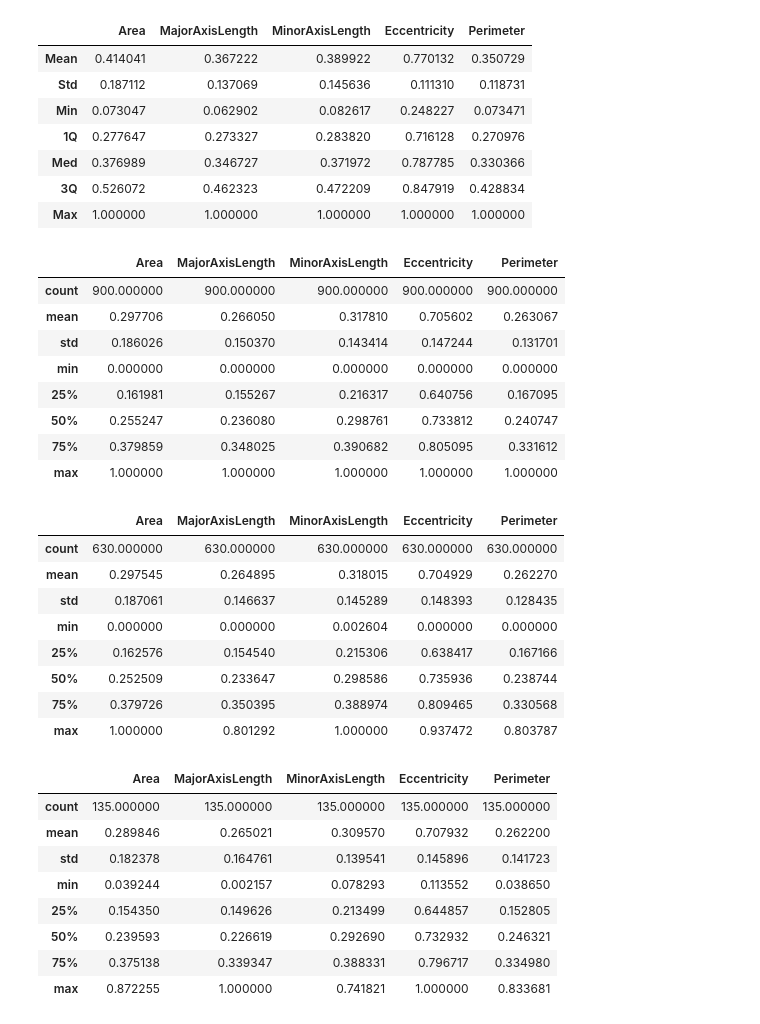
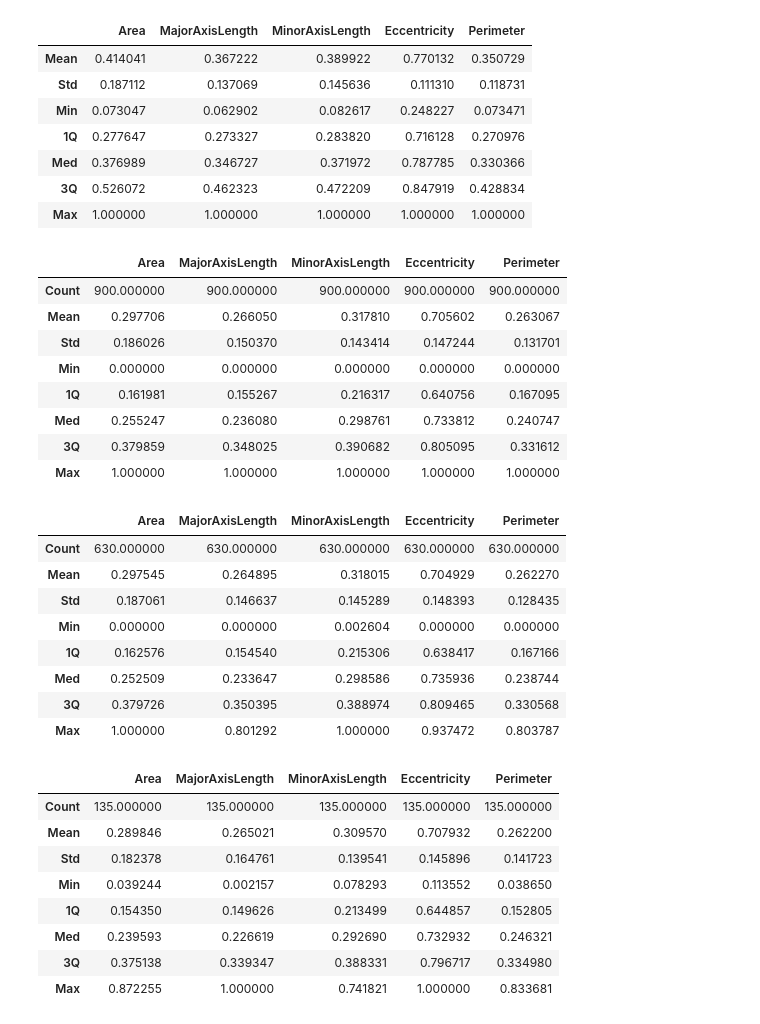
Before and after one commit to neiios/dtmm-task-4, a Jupyter notebook: main.ipynb, the cells around one changed output. Drawn from its saved outputs; the diff is of its cells as text; code cells hidden in the pictures.

Commit message:
Fix table format

```diff
--- a/main.ipynb
+++ b/main.ipynb
@@ -104,12 +104,23 @@ validation_df, test_df = train_test_split(
     val_test_df, test_size=0.5, random_state=42
 )  # Splitting the 30% into two parts of 15% each
 
-display(df.describe())
-display(train_df.describe())
-display(validation_df.describe())
-display(test_df.describe())
+rename_map = {
+    "mean": "Mean",
+    "std": "Std",
+    "min": "Min",
+    "50%": "Med",
+    "25%": "1Q",
+    "75%": "3Q",
+    "max": "Max",
+    "count": "Count"
+}
 
-df.to_latex(
+display(df.describe().T.rename(columns=rename_map).T)
+display(train_df.describe().T.rename(columns=rename_map).T)
+display(validation_df.describe().T.rename(columns=rename_map).T)
+display(test_df.describe().T.rename(columns=rename_map).T)
+
+df.describe().T.rename(columns=rename_map).T.to_latex(
     f"./split-stat-full.tex",
     float_format="%.3f",
     caption=f"Originalios duomenų aibės aprašomoji statistika",
@@ -118,63 +129,63 @@ df.to_latex(
     bold_rows=True,
 )
 
-train_df.to_latex(
+train_df.describe().T.rename(columns=rename_map).T.to_latex(
     f"./split-stat-train.tex",
     float_format="%.3f",
     caption=f"Mokymo duomenų aibės aprašomoji statistika",
     label=f"tab:split-stat-train",
     escape=True,
     bold_rows=True,
 )
 
-validation_df.to_latex(
+validation_df.describe().T.rename(columns=rename_map).T.to_latex(
     f"./split-stat-validation.tex",
     float_format="%.3f",
     caption=f"Validavimo duomenų aibės aprašomoji statistika",
     label=f"tab:split-stat-validation",
     escape=True,
     bold_rows=True,
 )
 
-test_df.to_latex(
+test_df.describe().T.rename(columns=rename_map).T.to_latex(
     f"./split-stat-test.tex",
     float_format="%.3f",
     caption=f"Testavimo duomenų aibės aprašomoji statistika",
     label=f"tab:split-stat-test",
     escape=True,
     bold_rows=True,
 )
 
 df.to_csv("./dataset-modified.csv")
 train_df.to_csv("./train.csv")
 validation_df.to_csv("./validation.csv")
 test_df.to_csv("./test.csv")
 # %% [output]
 |  | Area | MajorAxisLength | MinorAxisLength | Eccentricity | Perimeter |
-| count | 900.000000 | 900.000000 | 900.000000 | 900.000000 | 900.000000 |
-| mean | 0.297706 | 0.266050 | 0.317810 | 0.705602 | 0.263067 |
-| std | 0.186026 | 0.150370 | 0.143414 | 0.147244 | 0.131701 |
-| min | 0.000000 | 0.000000 | 0.000000 | 0.000000 | 0.000000 |
-| 25% | 0.161981 | 0.155267 | 0.216317 | 0.640756 | 0.167095 |
-| 50% | 0.255247 | 0.236080 | 0.298761 | 0.733812 | 0.240747 |
-| 75% | 0.379859 | 0.348025 | 0.390682 | 0.805095 | 0.331612 |
-| max | 1.000000 | 1.000000 | 1.000000 | 1.000000 | 1.000000 |
+| Count | 900.000000 | 900.000000 | 900.000000 | 900.000000 | 900.000000 |
+| Mean | 0.297706 | 0.266050 | 0.317810 | 0.705602 | 0.263067 |
+| Std | 0.186026 | 0.150370 | 0.143414 | 0.147244 | 0.131701 |
+| Min | 0.000000 | 0.000000 | 0.000000 | 0.000000 | 0.000000 |
+| 1Q | 0.161981 | 0.155267 | 0.216317 | 0.640756 | 0.167095 |
+| Med | 0.255247 | 0.236080 | 0.298761 | 0.733812 | 0.240747 |
+| 3Q | 0.379859 | 0.348025 | 0.390682 | 0.805095 | 0.331612 |
+| Max | 1.000000 | 1.000000 | 1.000000 | 1.000000 | 1.000000 |
 |  | Area | MajorAxisLength | MinorAxisLength | Eccentricity | Perimeter |
-| count | 630.000000 | 630.000000 | 630.000000 | 630.000000 | 630.000000 |
-| mean | 0.297545 | 0.264895 | 0.318015 | 0.704929 | 0.262270 |
-| std | 0.187061 | 0.146637 | 0.145289 | 0.148393 | 0.128435 |
-| min | 0.000000 | 0.000000 | 0.002604 | 0.000000 | 0.000000 |
-| 25% | 0.162576 | 0.154540 | 0.215306 | 0.638417 | 0.167166 |
-| 50% | 0.252509 | 0.233647 | 0.298586 | 0.735936 | 0.238744 |
-| 75% | 0.379726 | 0.350395 | 0.388974 | 0.809465 | 0.330568 |
-| max | 1.000000 | 0.801292 | 1.000000 | 0.937472 | 0.803787 |
+| Count | 630.000000 | 630.000000 | 630.000000 | 630.000000 | 630.000000 |
+| Mean | 0.297545 | 0.264895 | 0.318015 | 0.704929 | 0.262270 |
+| Std | 0.187061 | 0.146637 | 0.145289 | 0.148393 | 0.128435 |
+| Min | 0.000000 | 0.000000 | 0.002604 | 0.000000 | 0.000000 |
+| 1Q | 0.162576 | 0.154540 | 0.215306 | 0.638417 | 0.167166 |
+| Med | 0.252509 | 0.233647 | 0.298586 | 0.735936 | 0.238744 |
+| 3Q | 0.379726 | 0.350395 | 0.388974 | 0.809465 | 0.330568 |
+| Max | 1.000000 | 0.801292 | 1.000000 | 0.937472 | 0.803787 |
 |  | Area | MajorAxisLength | MinorAxisLength | Eccentricity | Perimeter |
-| count | 135.000000 | 135.000000 | 135.000000 | 135.000000 | 135.000000 |
-| mean | 0.289846 | 0.265021 | 0.309570 | 0.707932 | 0.262200 |
-| std | 0.182378 | 0.164761 | 0.139541 | 0.145896 | 0.141723 |
-| min | 0.039244 | 0.002157 | 0.078293 | 0.113552 | 0.038650 |
-| 25% | 0.154350 | 0.149626 | 0.213499 | 0.644857 | 0.152805 |
-| 50% | 0.239593 | 0.226619 | 0.292690 | 0.732932 | 0.246321 |
-| 75% | 0.375138 | 0.339347 | 0.388331 | 0.796717 | 0.334980 |
-| max | 0.872255 | 1.000000 | 0.741821 | 1.000000 | 0.833681 |
+| Count | 135.000000 | 135.000000 | 135.000000 | 135.000000 | 135.000000 |
+| Mean | 0.289846 | 0.265021 | 0.309570 | 0.707932 | 0.262200 |
+| Std | 0.182378 | 0.164761 | 0.139541 | 0.145896 | 0.141723 |
+| Min | 0.039244 | 0.002157 | 0.078293 | 0.113552 | 0.038650 |
+| 1Q | 0.154350 | 0.149626 | 0.213499 | 0.644857 | 0.152805 |
+| Med | 0.239593 | 0.226619 | 0.292690 | 0.732932 | 0.246321 |
+| 3Q | 0.375138 | 0.339347 | 0.388331 | 0.796717 | 0.334980 |
+| Max | 0.872255 | 1.000000 | 0.741821 | 1.000000 | 0.833681 |
 |  | Area | MajorAxisLength | MinorAxisLength | Eccentricity | Perimeter |
```
Also changed, not shown: parts of 1 cell of this notebook.
